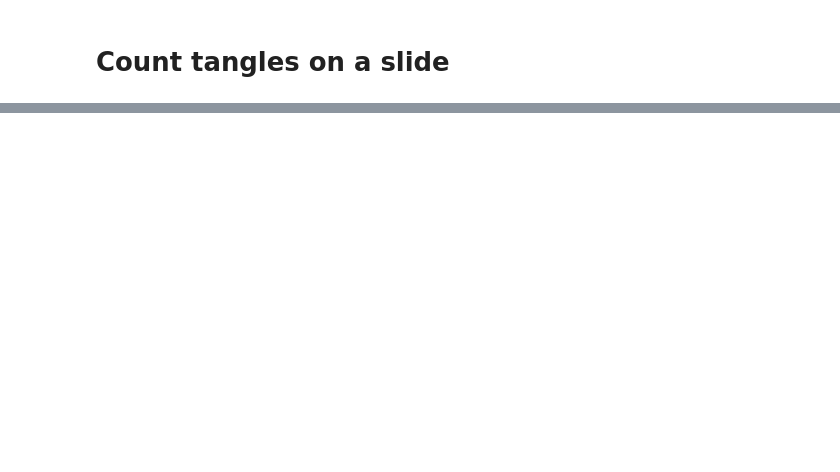
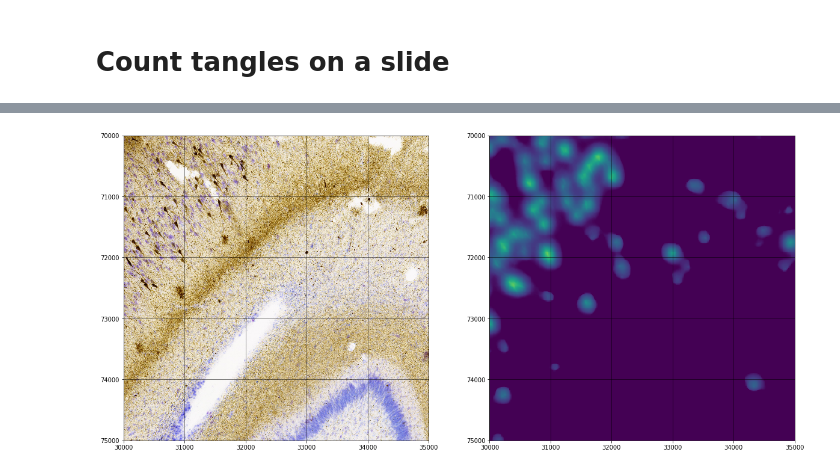
Before and after one commit to pyushkevich/tanglethon-ipynb, a Jupyter notebook: tangles-wcu-scanslide.ipynb, the cells around one changed output, grey strips where cells are left out. Cells and saved outputs as stored; diff of their text form; code cells hidden in the pictures; blank space fills up the shorter version.

```diff
--- a/tangles-wcu-scanslide.ipynb
+++ b/tangles-wcu-scanslide.ipynb
@@ -237,0 +242,5 @@ plot_classification_region(31000,116000,32000,117000,0)
+# %%
+plot_classification_region(30000,70000,35000,75000,1)
+plt.savefig('sshot/wsi_zoom_.png', dpi=300)
+# %% [output]
+[figure, added]
```
Also changed, not shown: parts of 8 cells of this notebook, 5 other files.
